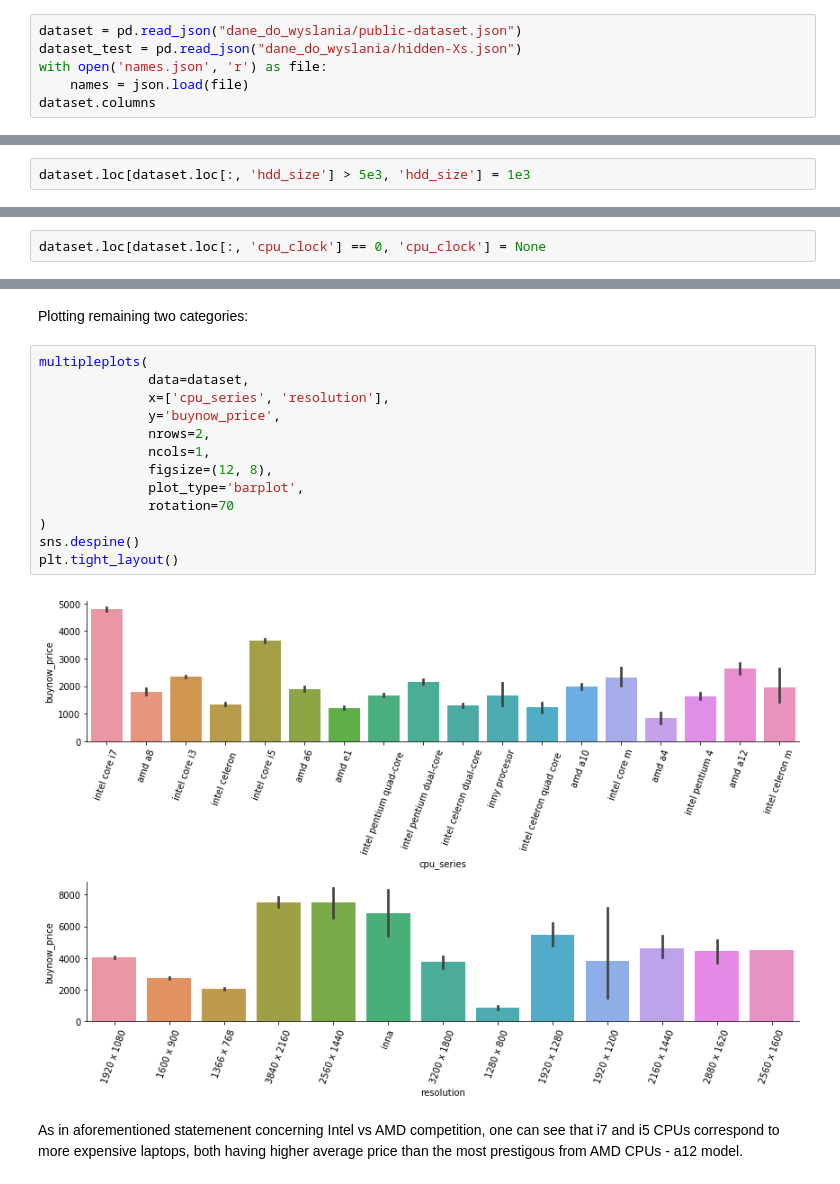
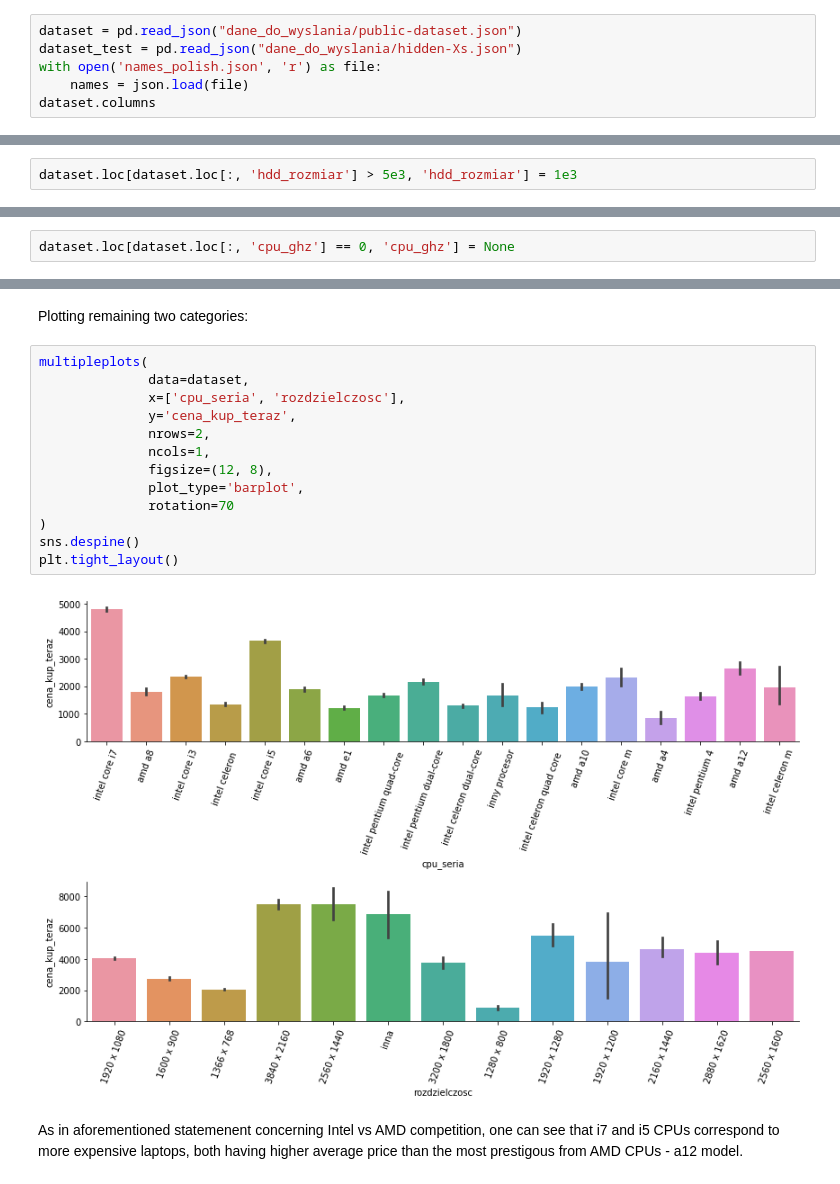
Before and after one commit to freefeynman123/laptop_price, a Jupyter notebook: laptop_price.ipynb, the cells around one changed output, grey strips where cells are left out. Saved outputs shown, nothing was run; the diff lists cells and outputs as text.

```diff
--- a/laptop_price.ipynb
+++ b/laptop_price.ipynb
@@ -81,7 +81,7 @@ Importing data from unpacked zip file.
 # %%
 dataset = pd.read_json("dane_do_wyslania/public-dataset.json")
 dataset_test = pd.read_json("dane_do_wyslania/hidden-Xs.json")
-with open('names.json', 'r') as file:
+with open('names_polish.json', 'r') as file:
     names = json.load(file)
 dataset.columns
 # %% [output]
@@ -241,5 +249,5 @@ https://www.x-kom.pl/p/250711-notebook-laptop-173-dell-inspiron-5758-i7-5500-8gb
 
 one can see that it's actually 1TB hard drive, so I'm going to assume that this case is similar to the one presented here and assign 1TB value.
 # %%
-dataset.loc[dataset.loc[:, 'hdd_size'] > 5e3, 'hdd_size'] = 1e3
+dataset.loc[dataset.loc[:, 'hdd_rozmiar'] > 5e3, 'hdd_rozmiar'] = 1e3
 # %% [markdown]
@@ -252,5 +260,5 @@ dataset.loc[dataset.loc[:, 'cpu_clock'] == 0, :]
 # %% [markdown]
 We are going to treat this example as missing value in our further analysis
 # %%
-dataset.loc[dataset.loc[:, 'cpu_clock'] == 0, 'cpu_clock'] = None
+dataset.loc[dataset.loc[:, 'cpu_ghz'] == 0, 'cpu_ghz'] = None
 # %% [markdown]
@@ -310,18 +318,18 @@ Plotting remaining two categories:
 # %%
 multipleplots(
               data=dataset,
-              x=['cpu_series', 'resolution'],
-              y='buynow_price',
+              x=['cpu_seria', 'rozdzielczosc'],
+              y='cena_kup_teraz',
               nrows=2,
               ncols=1,
               figsize=(12, 8),
               plot_type='barplot',
               rotation=70
 )
 sns.despine()
 plt.tight_layout()
 # %% [output]
-[figure, old version]
+[figure, new version]
 # %% [markdown]
 As in aforementioned statemenent concerning Intel vs AMD competition, one can see that i7 and i5 CPUs correspond to more expensive laptops, both having higher average price than the most prestigous from AMD CPUs - a12 model.
 # %% [markdown]
```
Also changed, not shown: parts of 65 cells of this notebook, 10 other files.
